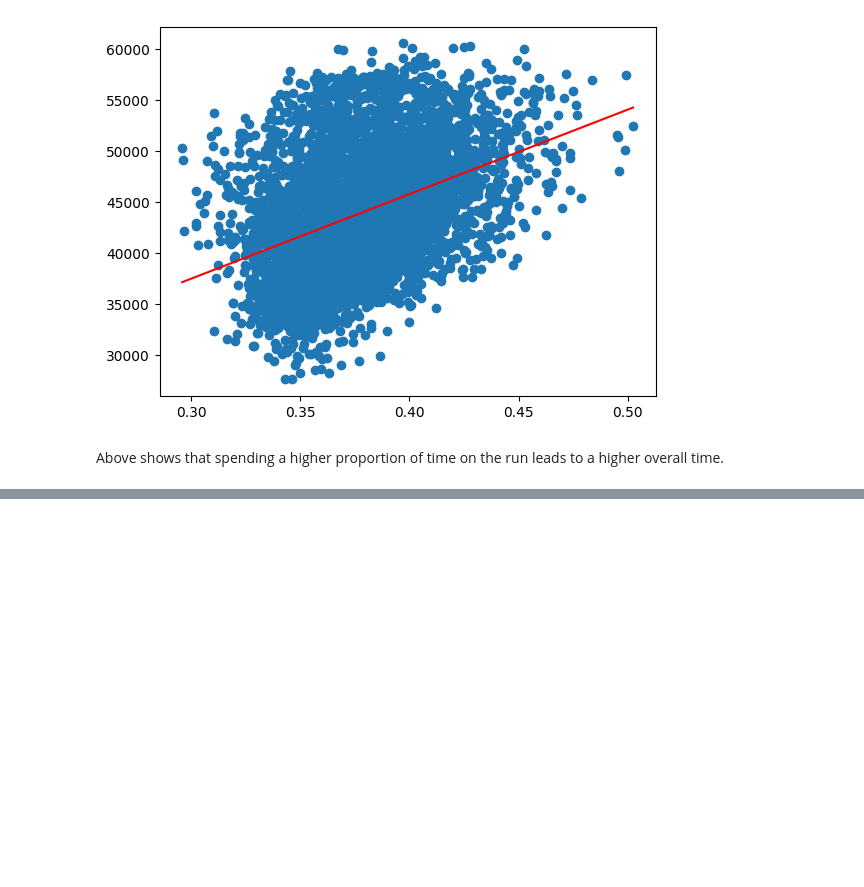
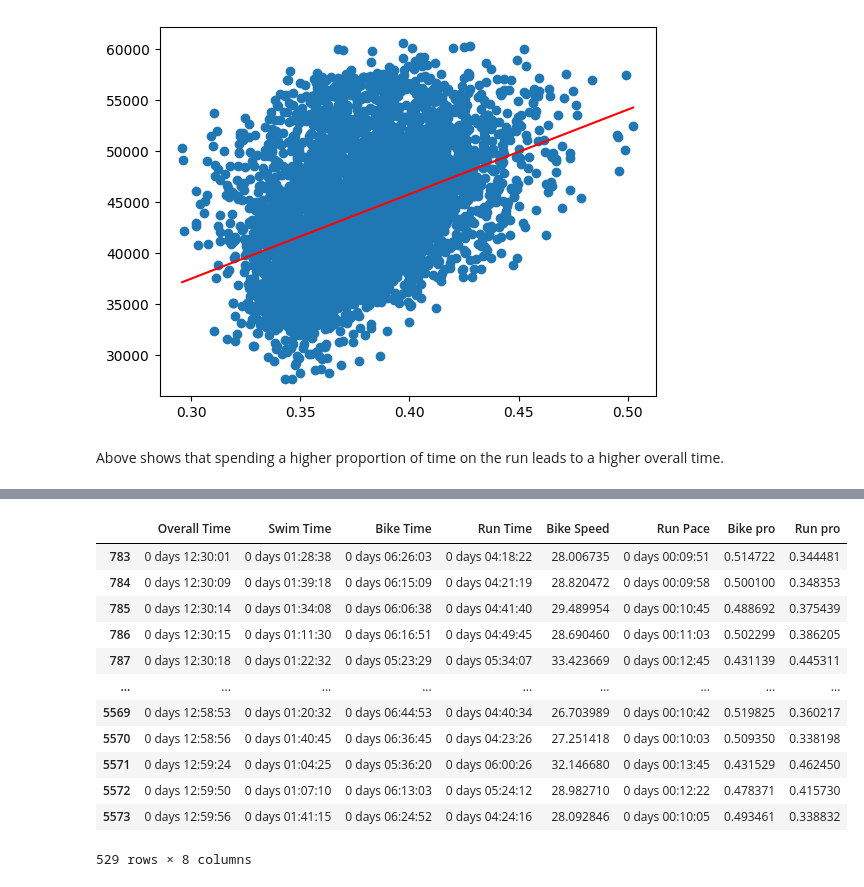
Before and after one commit to Codeiwomple/im_analysis, a Jupyter notebook: imabs.ipynb, the cells around one changed output, grey strips where cells are left out. Saved outputs shown, nothing was run; the diff lists cells and outputs as text; code cells hidden in the pictures; blank space fills up the shorter version.

```diff
--- a/imabs.ipynb
+++ b/imabs.ipynb
@@ -228,0 +279,16 @@ Above shows that spending a higher proportion of time on the run leads to a high
+# %%
+df2
+# %% [output]
+|  | Overall Time | Swim Time | Bike Time | Run Time | Bike Speed | Run Pace | Bike pro | Run pro |
+| 783 | 0 days 12:30:01 | 0 days 01:28:38 | 0 days 06:26:03 | 0 days 04:18:22 | 28.006735 | 0 days 00:09:51 | 0.514722 | 0.344481 |
+| 784 | 0 days 12:30:09 | 0 days 01:39:18 | 0 days 06:15:09 | 0 days 04:21:19 | 28.820472 | 0 days 00:09:58 | 0.500100 | 0.348353 |
+| 785 | 0 days 12:30:14 | 0 days 01:34:08 | 0 days 06:06:38 | 0 days 04:41:40 | 29.489954 | 0 days 00:10:45 | 0.488692 | 0.375439 |
+| 786 | 0 days 12:30:15 | 0 days 01:11:30 | 0 days 06:16:51 | 0 days 04:49:45 | 28.690460 | 0 days 00:11:03 | 0.502299 | 0.386205 |
+| 787 | 0 days 12:30:18 | 0 days 01:22:32 | 0 days 05:23:29 | 0 days 05:34:07 | 33.423669 | 0 days 00:12:45 | 0.431139 | 0.445311 |
+| ... | ... | ... | ... | ... | ... | ... | ... | ... |
+| 5569 | 0 days 12:58:53 | 0 days 01:20:32 | 0 days 06:44:53 | 0 days 04:40:34 | 26.703989 | 0 days 00:10:42 | 0.519825 | 0.360217 |
+| 5570 | 0 days 12:58:56 | 0 days 01:40:45 | 0 days 06:36:45 | 0 days 04:23:26 | 27.251418 | 0 days 00:10:03 | 0.509350 | 0.338198 |
+| 5571 | 0 days 12:59:24 | 0 days 01:04:25 | 0 days 05:36:20 | 0 days 06:00:26 | 32.146680 | 0 days 00:13:45 | 0.431529 | 0.462450 |
+| 5572 | 0 days 12:59:50 | 0 days 01:07:10 | 0 days 06:13:03 | 0 days 05:24:12 | 28.982710 | 0 days 00:12:22 | 0.478371 | 0.415730 |
+| 5573 | 0 days 12:59:56 | 0 days 01:41:15 | 0 days 06:24:52 | 0 days 04:24:16 | 28.092846 | 0 days 00:10:05 | 0.493461 | 0.338832 |
+529 rows × 8 columns
```
Also changed, not shown: parts of 15 cells of this notebook.
